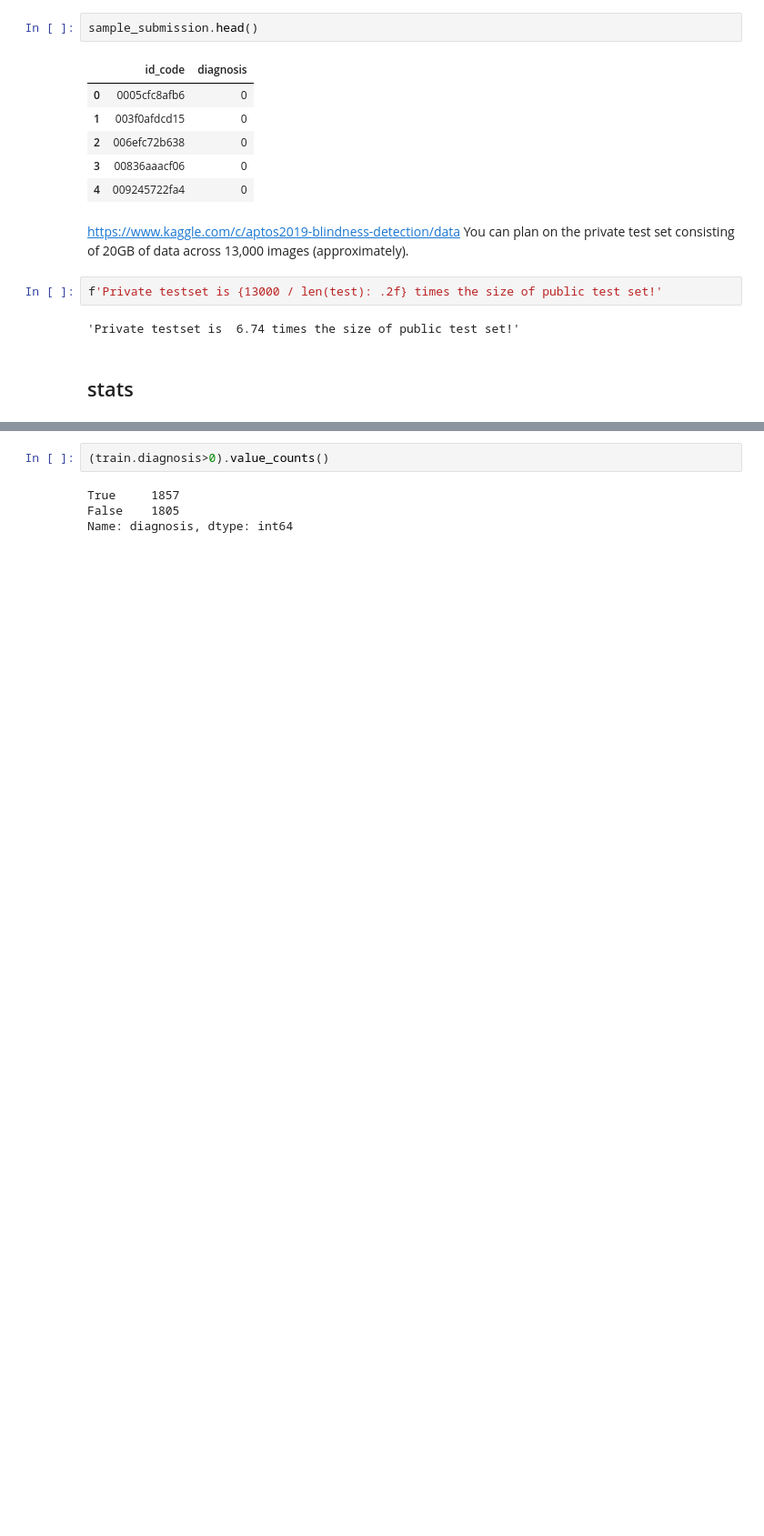
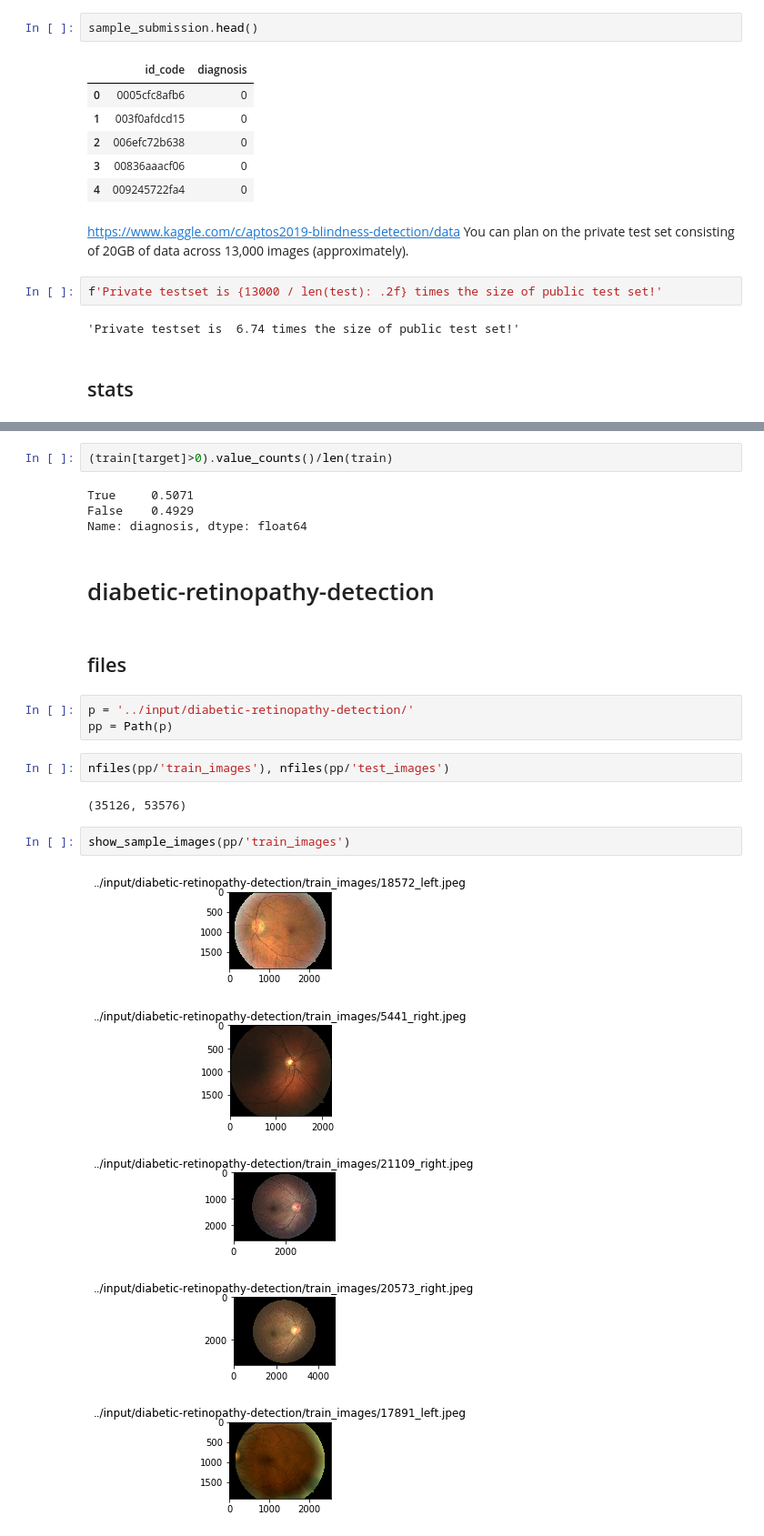
Before and after one commit to yang-zhang/aptos2019-blindness-detection, a Jupyter notebook: nbs/eda0628.ipynb, the cells around one changed output, grey strips where cells are left out. Shown at 91% size. Cells and saved outputs as stored; diff of their text form; blank space fills up the shorter version.

```diff
--- a/nbs/eda0628.ipynb
+++ b/nbs/eda0628.ipynb
@@ -80,6 +120,25 @@ Name: diagnosis, dtype: int64
 # %%
-(train.diagnosis>0).value_counts()
+(train[target]>0).value_counts()/len(train)
 # %% [output]
-True     1857
-False    1805
-Name: diagnosis, dtype: int64
+True     0.5071
+False    0.4929
+Name: diagnosis, dtype: float64
+# %% [markdown]
+# diabetic-retinopathy-detection
+# %% [markdown]
+## files
+# %%
+p = '../input/diabetic-retinopathy-detection/'
+pp = Path(p)
+# %%
+nfiles(pp/'train_images'), nfiles(pp/'test_images')
+# %% [output]
+(35126, 53576)
+# %%
+show_sample_images(pp/'train_images')
+# %% [output]
+[figure, added]
+[figure, added]
+[figure, added]
+[figure, added]
+[figure, added]
```
Also changed, not shown: parts of 45 cells of this notebook, 6 other files.
